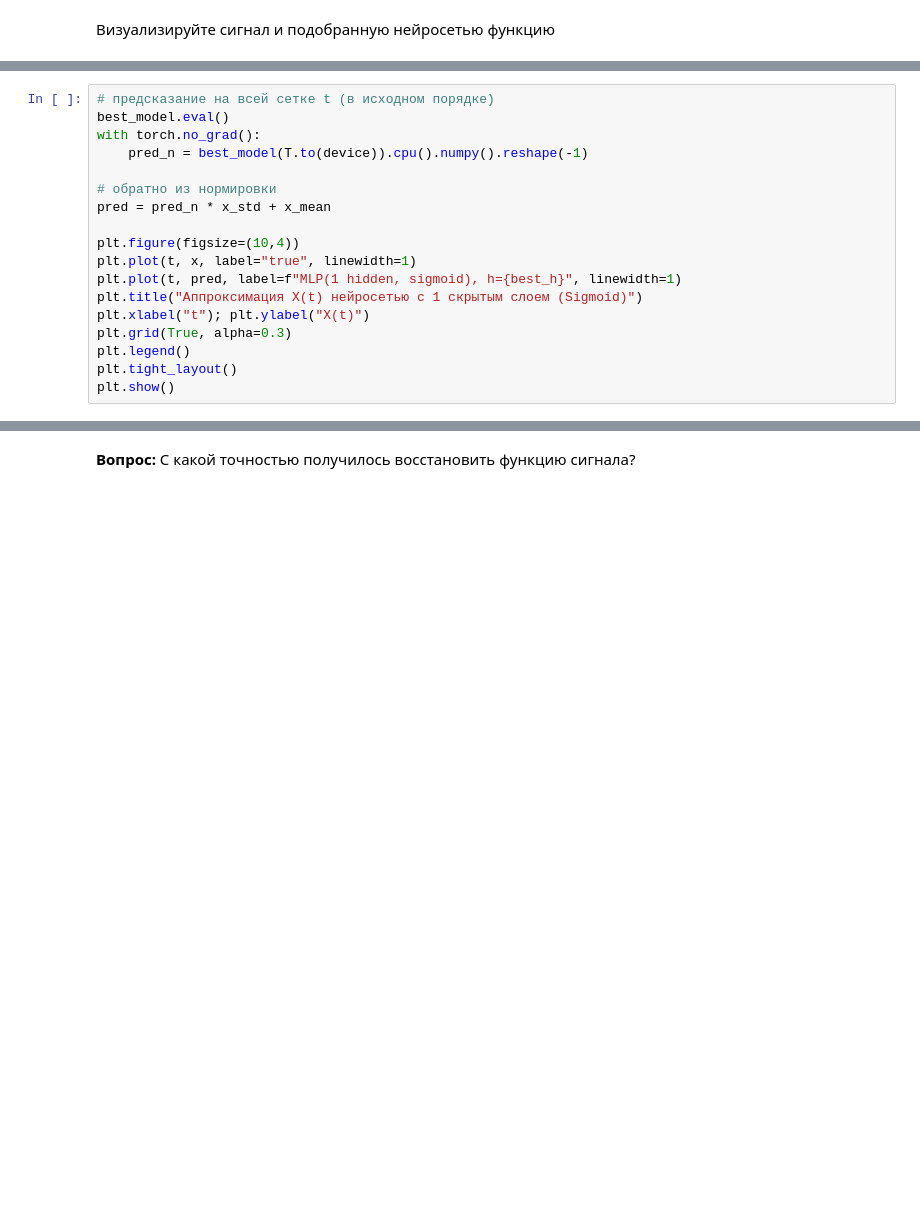
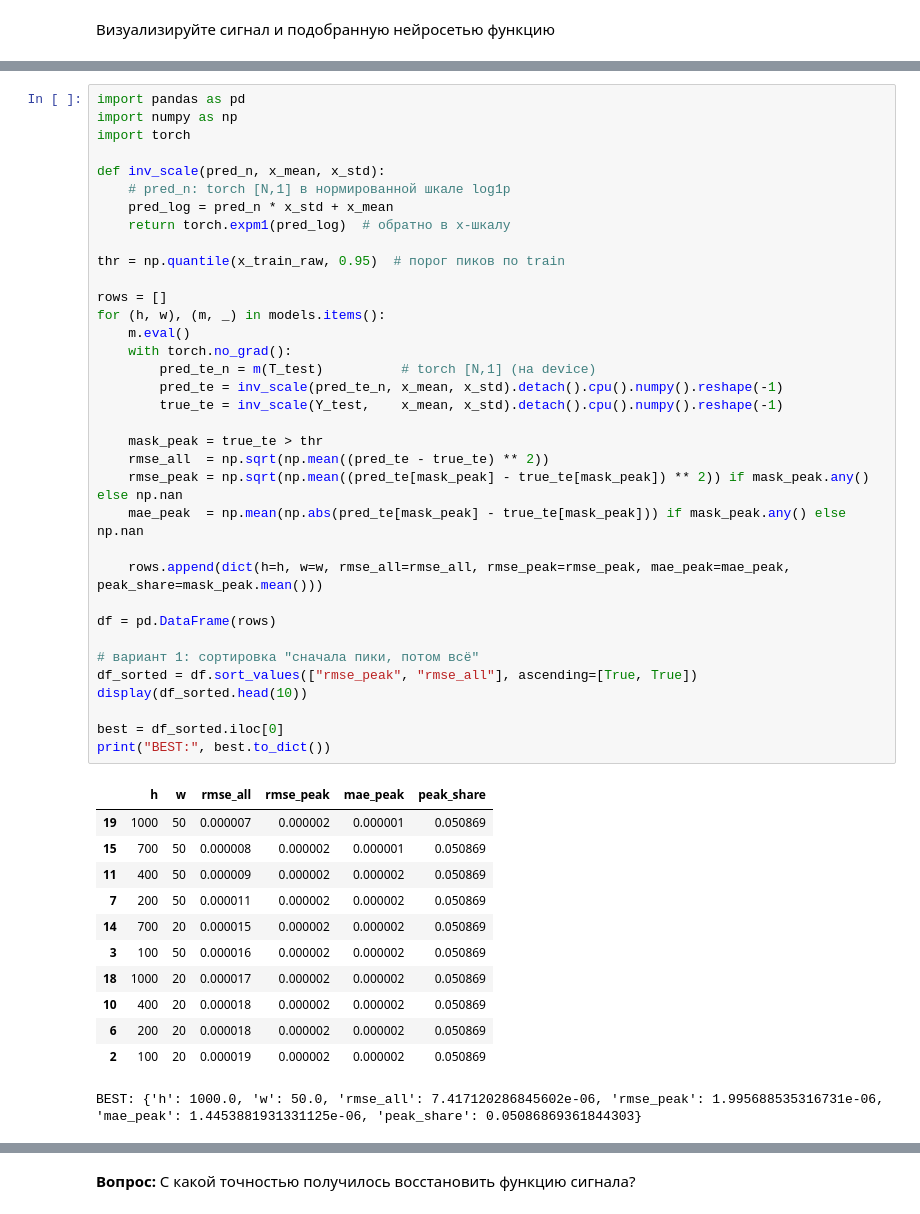
Before and after one commit to Saharochekl/FSR_ML, a Jupyter notebook: hometasks/Theme 10/Sem10_01.ipynb, the cells around one changed output, grey strips where cells are left out. Drawn from its saved outputs; the diff is of its cells as text; blank space fills up the shorter version.

```diff
--- a/hometasks/Theme 10/Sem10_01.ipynb
+++ b/hometasks/Theme 10/Sem10_01.ipynb
@@ -536,18 +587,48 @@ plt.show()
-# %%
-# предсказание на всей сетке t (в исходном порядке)
-best_model.eval()
-with torch.no_grad():
-    pred_n = best_model(T.to(device)).cpu().numpy().reshape(-1)
-
-# обратно из нормировки
-pred = pred_n * x_std + x_mean
-
-plt.figure(figsize=(10,4))
-plt.plot(t, x, label="true", linewidth=1)
-plt.plot(t, pred, label=f"MLP(1 hidden, sigmoid), h={best_h}", linewidth=1)
-plt.title("Аппроксимация X(t) нейросетью с 1 скрытым слоем (Sigmoid)")
-plt.xlabel("t"); plt.ylabel("X(t)")
-plt.grid(True, alpha=0.3)
-plt.legend()
-plt.tight_layout()
-plt.show()
+# %%
+import pandas as pd
+import numpy as np
+import torch
+
+def inv_scale(pred_n, x_mean, x_std):
+    # pred_n: torch [N,1] в нормированной шкале log1p
+    pred_log = pred_n * x_std + x_mean
+    return torch.expm1(pred_log)  # обратно в x-шкалу
+
+thr = np.quantile(x_train_raw, 0.95)  # порог пиков по train
+
+rows = []
+for (h, w), (m, _) in models.items():
+    m.eval()
+    with torch.no_grad():
+        pred_te_n = m(T_test)          # torch [N,1] (на device)
+        pred_te = inv_scale(pred_te_n, x_mean, x_std).detach().cpu().numpy().reshape(-1)
+        true_te = inv_scale(Y_test,    x_mean, x_std).detach().cpu().numpy().reshape(-1)
+
+    mask_peak = true_te > thr
+    rmse_all  = np.sqrt(np.mean((pred_te - true_te) ** 2))
+    rmse_peak = np.sqrt(np.mean((pred_te[mask_peak] - true_te[mask_peak]) ** 2)) if mask_peak.any() else np.nan
+    mae_peak  = np.mean(np.abs(pred_te[mask_peak] - true_te[mask_peak])) if mask_peak.any() else np.nan
+
+    rows.append(dict(h=h, w=w, rmse_all=rmse_all, rmse_peak=rmse_peak, mae_peak=mae_peak, peak_share=mask_peak.mean()))
+
+df = pd.DataFrame(rows)
+
+# вариант 1: сортировка "сначала пики, потом всё"
+df_sorted = df.sort_values(["rmse_peak", "rmse_all"], ascending=[True, True])
+display(df_sorted.head(10))
+
+best = df_sorted.iloc[0]
+print("BEST:", best.to_dict())
+# %% [output]
+|  | h | w | rmse_all | rmse_peak | mae_peak | peak_share |
+| 19 | 1000 | 50 | 0.000007 | 0.000002 | 0.000001 | 0.050869 |
+| 15 | 700 | 50 | 0.000008 | 0.000002 | 0.000001 | 0.050869 |
+| 11 | 400 | 50 | 0.000009 | 0.000002 | 0.000002 | 0.050869 |
+| 7 | 200 | 50 | 0.000011 | 0.000002 | 0.000002 | 0.050869 |
+| 14 | 700 | 20 | 0.000015 | 0.000002 | 0.000002 | 0.050869 |
+| 3 | 100 | 50 | 0.000016 | 0.000002 | 0.000002 | 0.050869 |
+| 18 | 1000 | 20 | 0.000017 | 0.000002 | 0.000002 | 0.050869 |
+| 10 | 400 | 20 | 0.000018 | 0.000002 | 0.000002 | 0.050869 |
+| 6 | 200 | 20 | 0.000018 | 0.000002 | 0.000002 | 0.050869 |
+| 2 | 100 | 20 | 0.000019 | 0.000002 | 0.000002 | 0.050869 |
+BEST: {'h': 1000.0, 'w': 50.0, 'rmse_all': 7.417120286845602e-06, 'rmse_peak': 1.995688535316731e-06, 'mae_peak': 1.4453881931331125e-06, 'peak_share': 0.05086869361844303}
```
Also changed, not shown: parts of 11 cells of this notebook.
